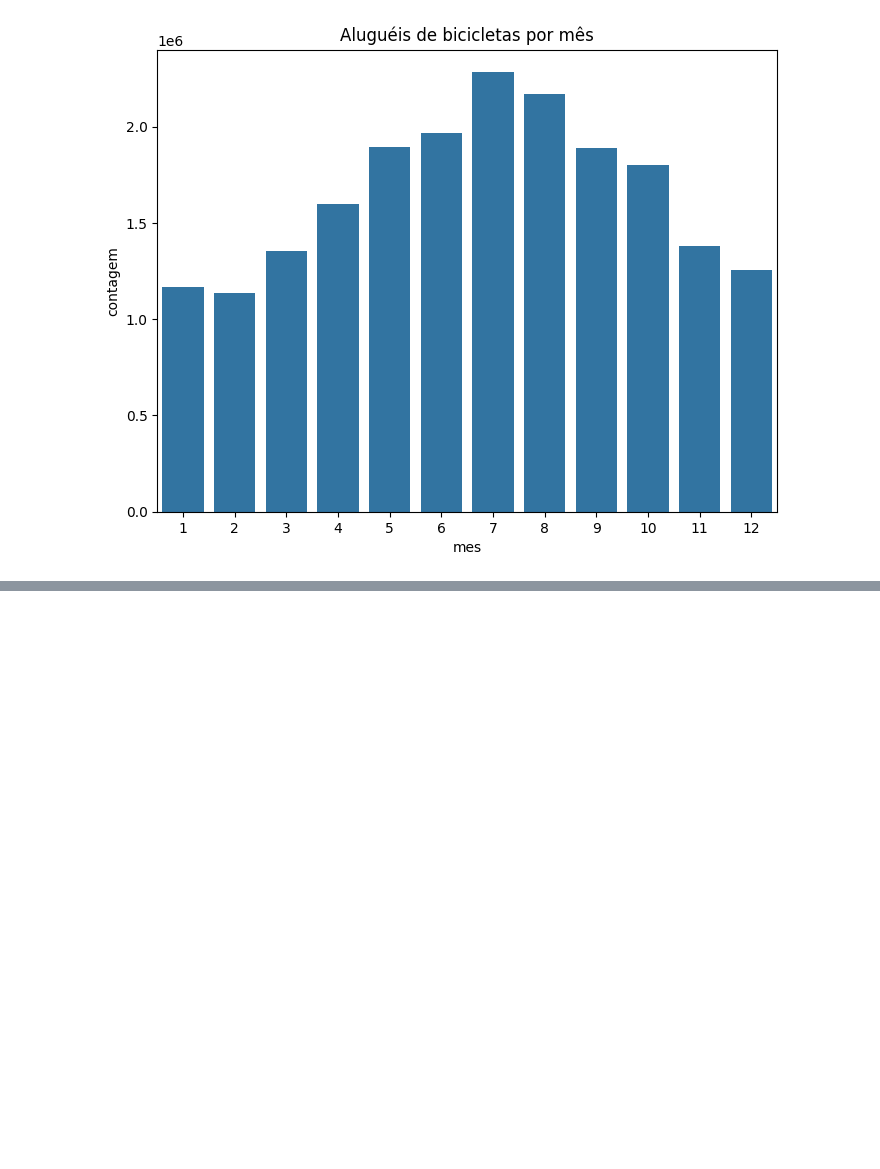
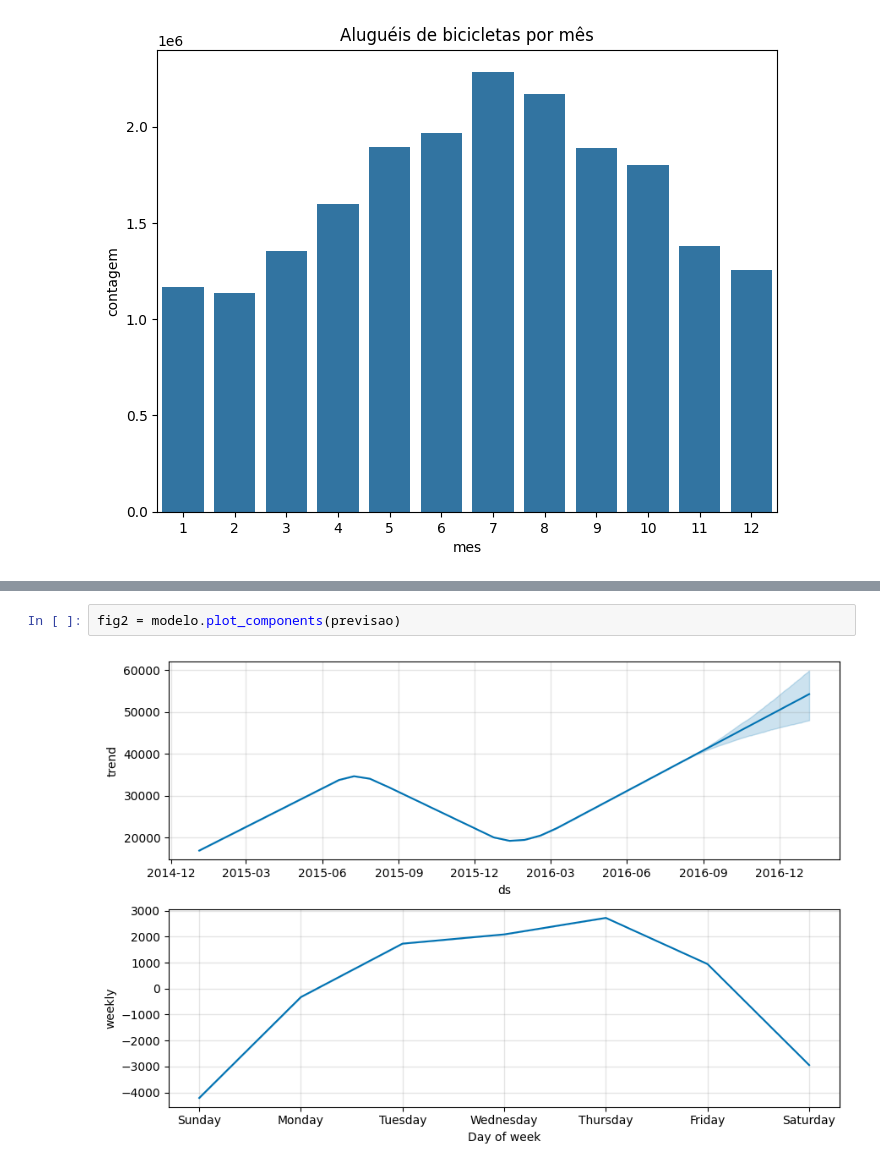
Before and after one commit to gabrielfsil/data-science-temporal-series, a Jupyter notebook: notebooks/temporal-series.ipynb, the cells around one changed output, grey strips where cells are left out. Drawn from its saved outputs; the diff is of its cells as text; blank space fills up the shorter version.

```diff
--- a/notebooks/temporal-series.ipynb
+++ b/notebooks/temporal-series.ipynb
@@ -552,0 +677,4 @@ plt.show()
+# %%
+fig2 = modelo.plot_components(previsao)
+# %% [output]
+[figure, added]
```
Also changed, not shown: parts of 17 cells of this notebook.
